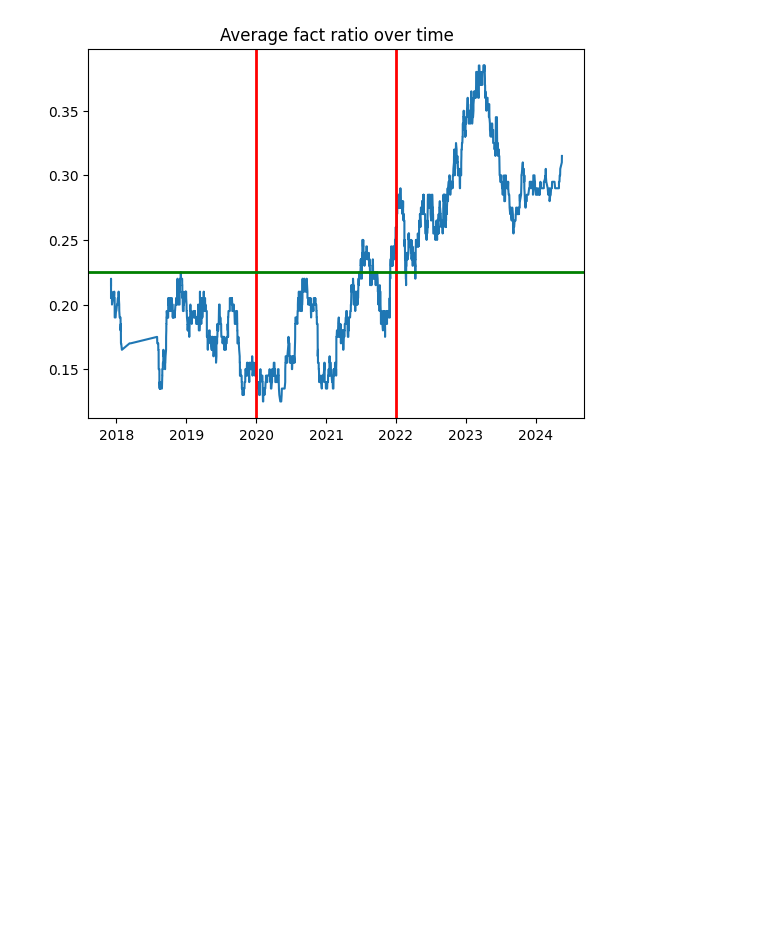
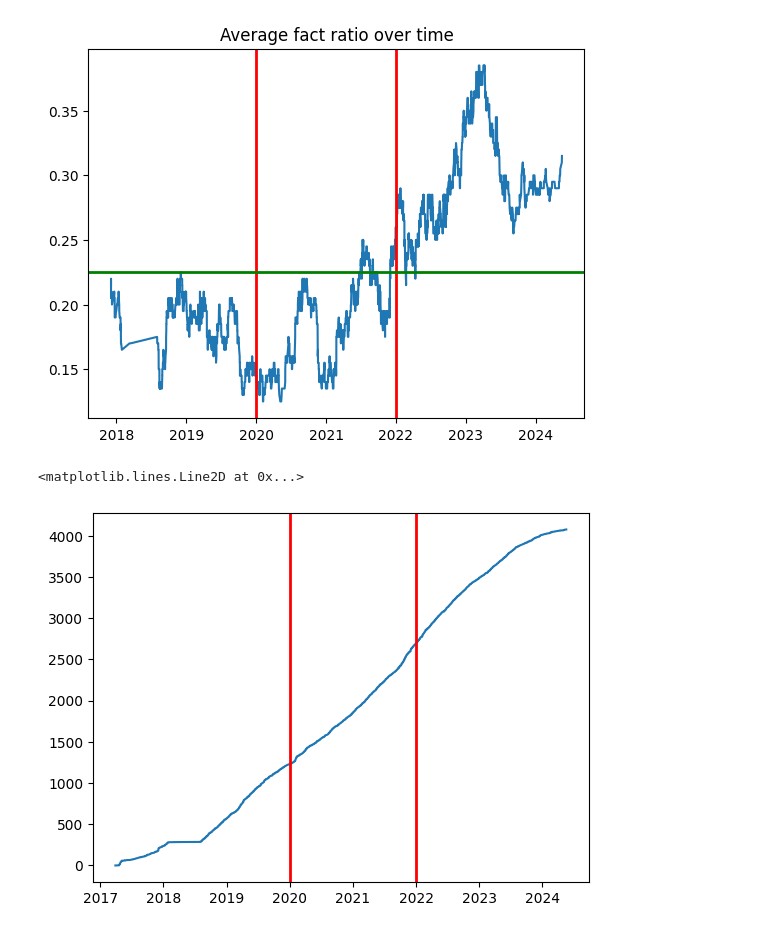
Before and after one commit to gmlwns2000/ai-fact-check-accuracy, a Jupyter notebook: analysis_snu_fact.ipynb, the cells around one changed output. Cells and saved outputs as stored; diff of their text form; code cells hidden in the pictures; blank space fills up the shorter version.

```diff
--- a/analysis_snu_fact.ipynb
+++ b/analysis_snu_fact.ipynb
@@ -92,3 +100,12 @@ plt.annotate('COVID-19', (datetime(2020, 3, 1, 0, 0, 0), 0.4), fontsize=16)
 plt.show()
 # %% [output]
 [figure]
+# %%
+counts = np.arange(len(df['message']))
+ys = df['issue_date']
+plt.plot(ys, counts)
+plt.axvline(datetime(2020, 1, 1, 0, 0, 0), color='red', linewidth=2.0)
+plt.axvline(datetime(2022, 1, 1, 0, 0, 0), color='red', linewidth=2.0)
+# %% [output]
+<matplotlib.lines.Line2D at 0x...>
+[figure, added]
```
Also changed, not shown: parts of 8 cells of this notebook, 2 other files.
